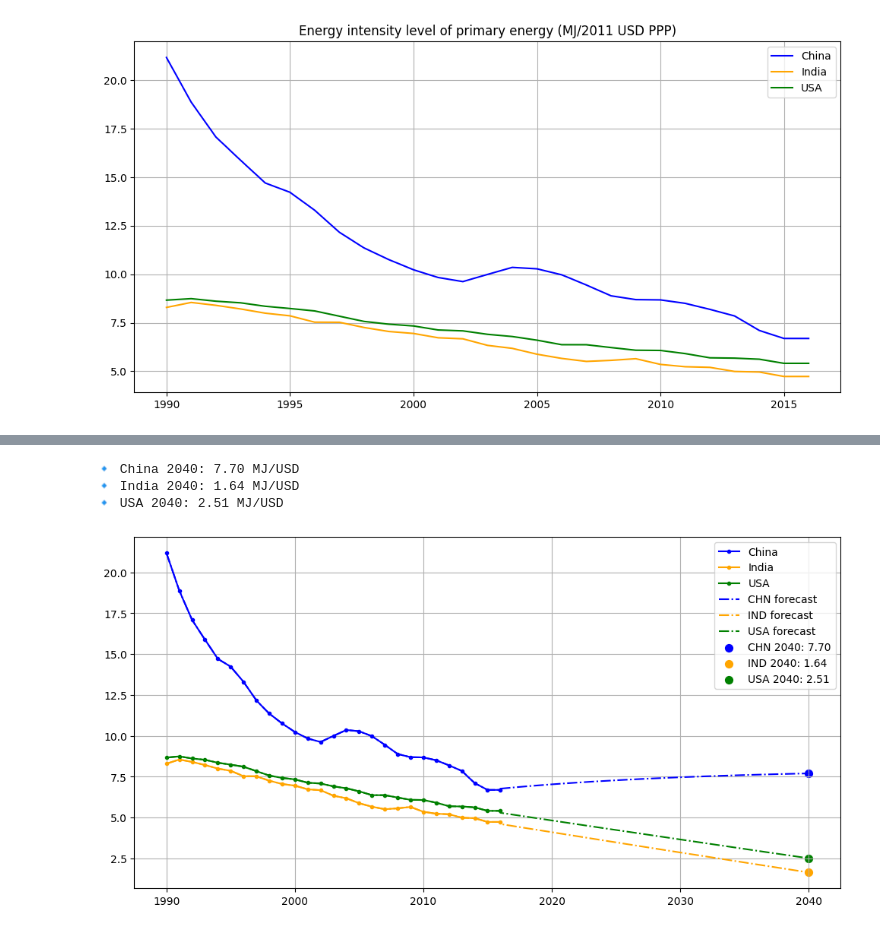
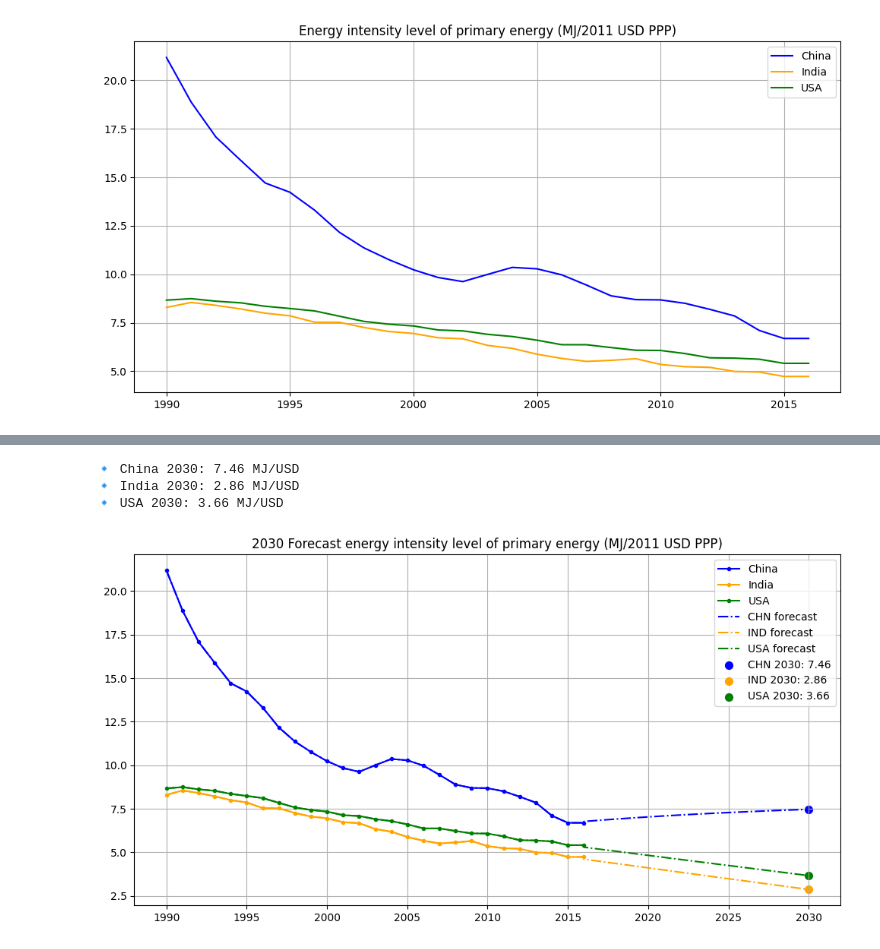
Before and after one commit to ximegargo012-droid/Energy, a Jupyter notebook: Energy.ipynb, the cells around one changed output, grey strips where cells are left out. Drawn from its saved outputs; the diff is of its cells as text; code cells hidden in the pictures.

```diff
--- a/Energy.ipynb
+++ b/Energy.ipynb
@@ -84,9 +76,9 @@ display(dfSEAccess)
 #Saving non-repeated countries
 NRep=[]
 i=0
-for Named in dfSEAccess["Country Repeated"]:
-    if  (dfSEAccess.iloc[i]["Country Repeated"] == False):
-        NRep.append(dfSEAccess.iloc[i]["Country Name"])
+for Named in dfSE2["Country Repeated"]:
+    if  (dfSE2.iloc[i]["Country Repeated"] == False):
+        NRep.append(dfSE2.iloc[i]["Country Name"])
     i=i+1
 
 print(NRep)
@@ -98,8 +90,9 @@ yearsBlock=[]
 yearsDesc=[]
 yearsAsc=[]
 
+
 #Adding all years in list
-for year in dfSEAccess["Time"]:
+for year in dfSE2["Time"]:
     yearsBlock.append(int(year))
 
 #Creating a list with years not repeated
@@ -110,6 +103,11 @@ for year2 in yearsBlock:
 #Ascending years
 yearsAsc=yearsDesc[::-1]
 
+#Years for analysis
+firstYear=min(yearsAsc)
+lastYear=max(yearsAsc)
+
+
 print(yearsDesc, yearsAsc)
 # %% [output]
 [2016, 2015, 2014, 2013, 2012, 2011, 2010, 2009, 2008, 2007, 2006, 2005, 2004, 2003, 2002, 2001, 2000, 1999, 1998, 1997, 1996, 1995, 1994, 1993, 1992, 1991, 1990] [1990, 1991, 1992, 1993, 1994, 1995,  ...
@@ -226,12 +123,12 @@ def primEnergy(countryName):
     yValues=[]
 
     i=0
-    for country2 in dfEIntensity.iloc[:,0]:
+    for country2 in dfSE2.iloc[:,0]:
         if  (country2 == countryName):
             try:
-                number=float(dfEIntensity.iloc[i][lbEIntensity])
+                number=float(dfSE2.iloc[i][lbEIntensity])
             except ValueError:
-                number=float(dfEIntensity.iloc[i+1][lbEIntensity])
+                number=float(dfSE2.iloc[i+1][lbEIntensity])
             yValues.append(number)
         i=i+1
 
@@ -274,15 +174,15 @@ plt.show()
 # %%
 # Predictive model
-ranYear2=input("Enter any year after 2016 to obtain a prediction")
+ranYear2=input("Enter any year after 2016 but before 2052 to obtain a prediction ")
 
 try:
     wish=int(ranYear2)
-    if (wish>2016) & (wish<2100):
+    if (wish>2016) & (wish<2053):
         print("Success",wish)
     else:
-        print("Fuera de límite")
+        print("It might be out of boundaries, try another!")
 except ValueError:
-    print(f"try a year again")
+    print(f"try a year again...!")
 
 arimaYears = np.arange(lastYear, wish+1)
 arimaFullYears = np.concatenate([yearsAsc, arimaYears])
@@ -341,33 +241,34 @@ print(arimaCHN,arimaIND,arimaUSA)
 # %%
 # Results
 print(f"🔹 China {wish}: {WC:.2f} MJ/USD")
 print(f"🔹 India {wish}: {WI:.2f} MJ/USD")
 print(f"🔹 USA {wish}: {WU:.2f} MJ/USD")
 
 #Plot
 plt.figure(figsize=(12,6))
 
 # Historic values
 plt.plot(yearsAsc,primEChAsc,label="China",color="blue",marker='.')
 plt.plot(yearsAsc,primEInAsc,label="India",color="orange",marker='.')
 plt.plot(yearsAsc,primEUsAsc,label="USA",color="green",marker='.')
 
 # Forecast
 plt.plot(arimaFullYears, arimaCHN, label='CHN forecast',color="blue", linestyle='-.')
 plt.plot(arimaFullYears, arimaIND, label='IND forecast',color="orange", linestyle='-.')
 plt.plot(arimaFullYears, arimaUSA, label='USA forecast',color="green", linestyle='-.')
 
 #  Mark desired year info
 plt.scatter([wish], [WC], color='blue', s=50, label=f'CHN {wish}: {WC:.2f}')
 plt.scatter([wish], [WI], color='orange', s=50, label=f'IND {wish}: {WI:.2f}')
 plt.scatter([wish], [WU], color='green', s=50, label=f'USA {wish}: {WU:.2f}')
 
+plt.title(f"{wish} Forecast energy intensity level of primary energy (MJ/2011 USD PPP)")
 
 plt.legend()
 plt.grid()
 plt.show()
 # %% [output]
-🔹 China 2040: 7.70 MJ/USD
-🔹 India 2040: 1.64 MJ/USD
-🔹 USA 2040: 2.51 MJ/USD
+🔹 China 2030: 7.46 MJ/USD
+🔹 India 2030: 2.86 MJ/USD
+🔹 USA 2030: 3.66 MJ/USD
-[figure, old version]
+[figure, new version]
```
Also changed, not shown: parts of 30 cells of this notebook.
